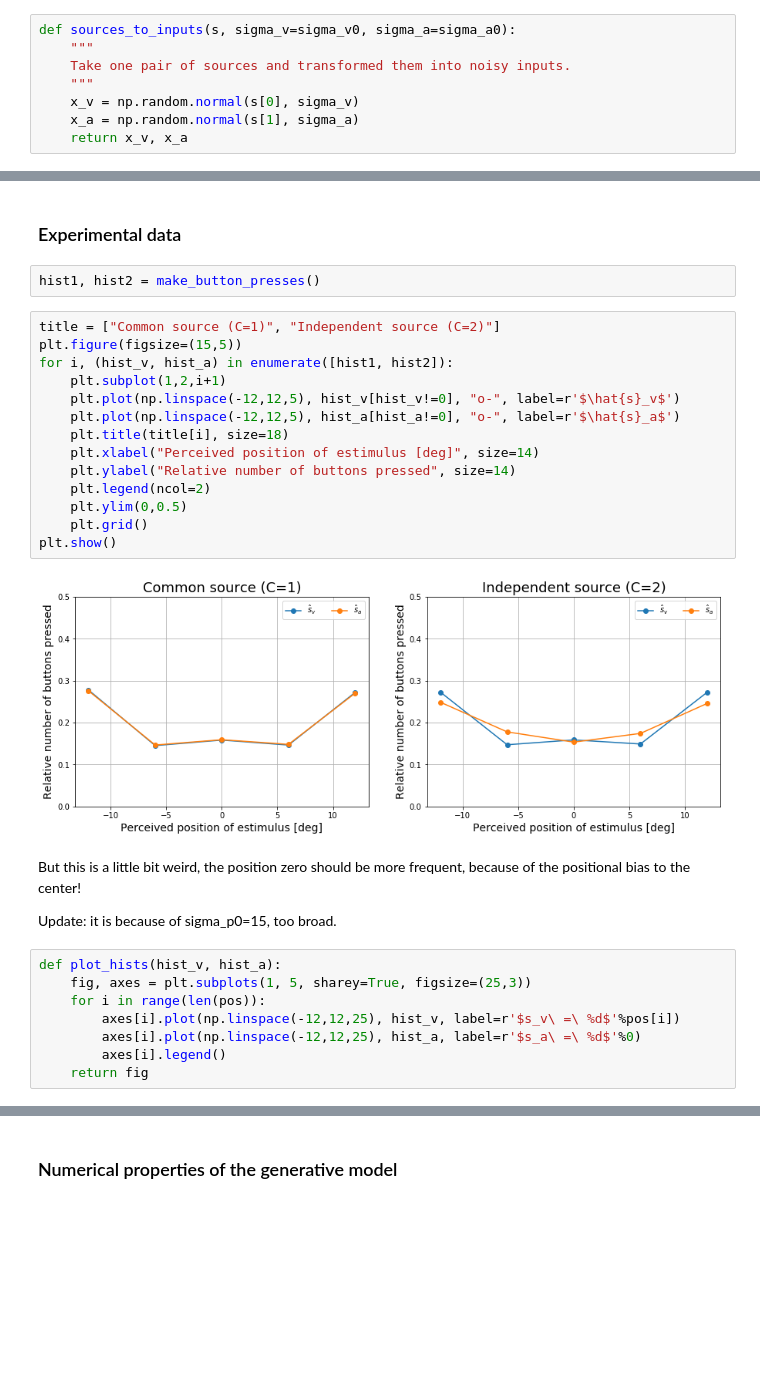
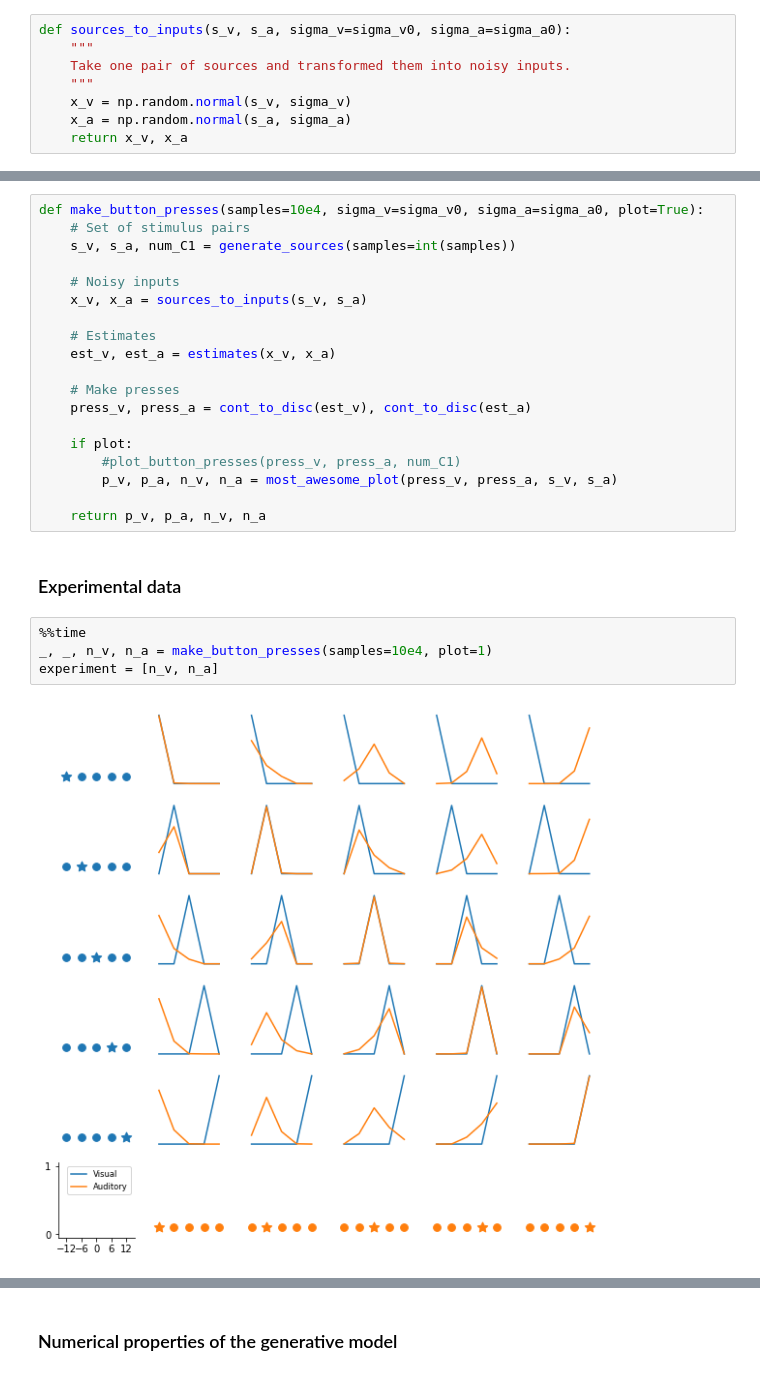
Before and after one commit to psrmx/The_Chantastic4, a Jupyter notebook: MultisensoryPerception/MultisensoryPerception-MengPao.ipynb, the cells around one changed output, grey strips where cells are left out. Drawn from its saved outputs; the diff is of its cells as text; blank space fills up the shorter version.

```diff
--- a/MultisensoryPerception/MultisensoryPerception-MengPao.ipynb
+++ b/MultisensoryPerception/MultisensoryPerception-MengPao.ipynb
@@ -405,10 +403,10 @@ Maybe it will be good to to a function for plotting the histograms
 # %% [markdown]
 ### Position estimates must be discrete
 # %%
-def sources_to_inputs(s, sigma_v=sigma_v0, sigma_a=sigma_a0):
+def sources_to_inputs(s_v, s_a, sigma_v=sigma_v0, sigma_a=sigma_a0):
     """
     Take one pair of sources and transformed them into noisy inputs.
     """
-    x_v = np.random.normal(s[0], sigma_v)
-    x_a = np.random.normal(s[1], sigma_a)
+    x_v = np.random.normal(s_v, sigma_v)
+    x_a = np.random.normal(s_a, sigma_a)
     return x_v, x_a
@@ -439,32 +487,27 @@ def make_button_presses(samples=int(10e4), sigma_v=sigma_v0, sigma_a=sigma_a0):
+# %%
+def make_button_presses(samples=10e4, sigma_v=sigma_v0, sigma_a=sigma_a0, plot=True):
+    # Set of stimulus pairs
+    s_v, s_a, num_C1 = generate_sources(samples=int(samples))
+
+    # Noisy inputs
+    x_v, x_a = sources_to_inputs(s_v, s_a)
+
+    # Estimates
+    est_v, est_a = estimates(x_v, x_a)
+
+    # Make presses
+    press_v, press_a = cont_to_disc(est_v), cont_to_disc(est_a)
+
+    if plot:
+        #plot_button_presses(press_v, press_a, num_C1)
+        p_v, p_a, n_v, n_a = most_awesome_plot(press_v, press_a, s_v, s_a)
+
+    return p_v, p_a, n_v, n_a
 # %% [markdown]
 ### Experimental data
-# %%
-hist1, hist2 = make_button_presses()
-# %%
-title = ["Common source (C=1)", "Independent source (C=2)"]
-plt.figure(figsize=(15,5))
-for i, (hist_v, hist_a) in enumerate([hist1, hist2]):
-    plt.subplot(1,2,i+1)
-    plt.plot(np.linspace(-12,12,5), hist_v[hist_v!=0], "o-", label=r'$\hat{s}_v$')
-    plt.plot(np.linspace(-12,12,5), hist_a[hist_a!=0], "o-", label=r'$\hat{s}_a$')
-    plt.title(title[i], size=18)
-    plt.xlabel("Perceived position of estimulus [deg]", size=14)
-    plt.ylabel("Relative number of buttons pressed", size=14)
-    plt.legend(ncol=2)
-    plt.ylim(0,0.5)
-    plt.grid()
-plt.show()
-# %% [output]
-[figure, removed]
-# %% [markdown]
-But this is a little bit weird, the position zero should be more frequent, because of the positional bias to the center!
-
-Update: it is because of sigma_p0=15, too broad.
-# %%
-def plot_hists(hist_v, hist_a):
-    fig, axes = plt.subplots(1, 5, sharey=True, figsize=(25,3))
-    for i in range(len(pos)):
-        axes[i].plot(np.linspace(-12,12,25), hist_v, label=r'$s_v\ =\ %d$'%pos[i])
-        axes[i].plot(np.linspace(-12,12,25), hist_a, label=r'$s_a\ =\ %d$'%0)
-        axes[i].legend()
-    return fig
+# %%
+%%time
+_, _, n_v, n_a = make_button_presses(samples=10e4, plot=1)
+experiment = [n_v, n_a]
+# %% [output]
+[figure, added]
```
Also changed, not shown: parts of 18 cells of this notebook.
